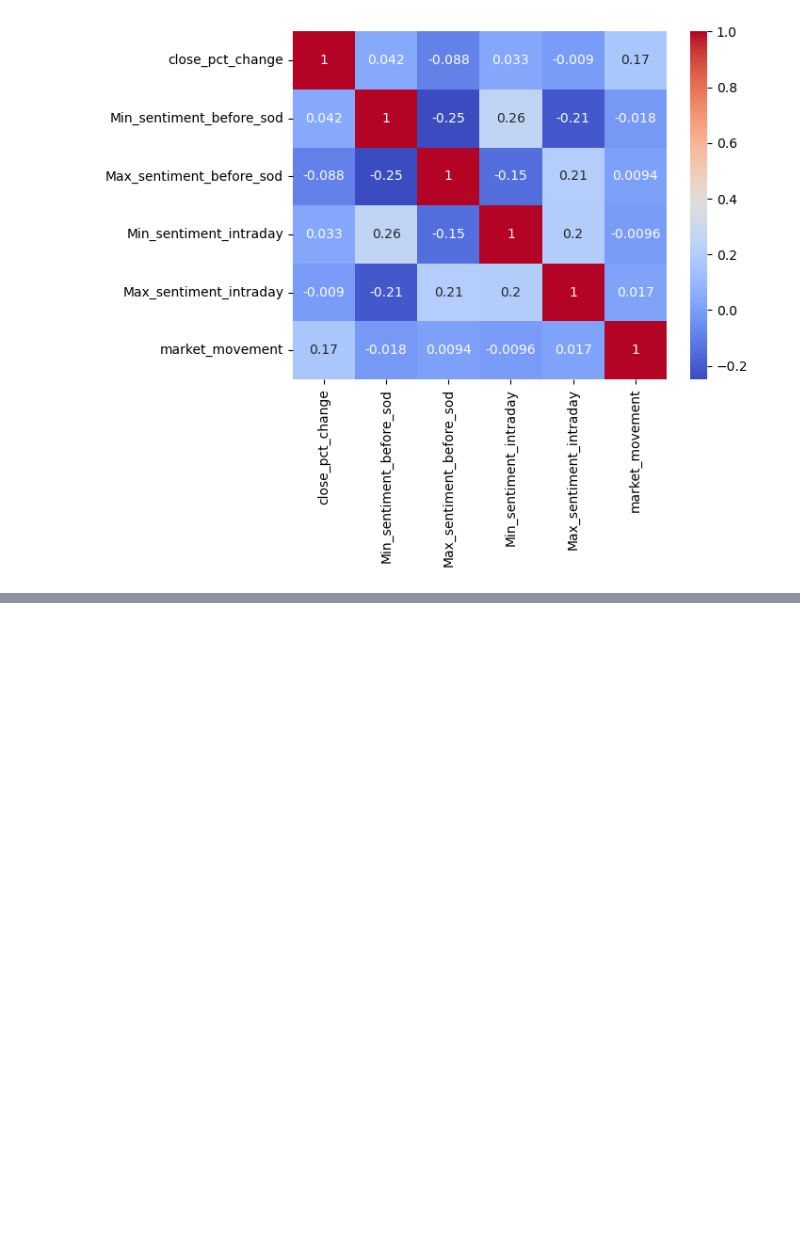
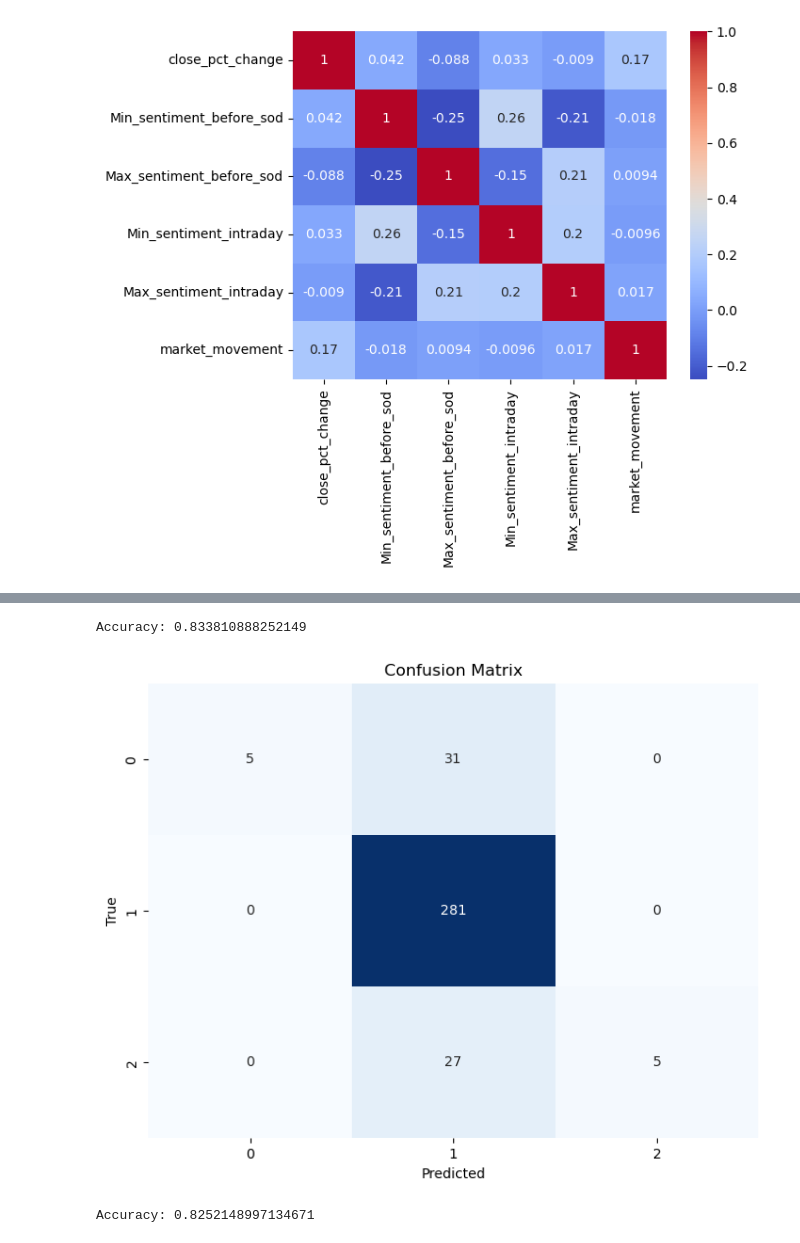
Before and after one commit to rushibankar3/Stock-market-sentiment-Analysis, a Jupyter notebook: stock_prediction.ipynb, the cells around one changed output, grey strips where cells are left out. Saved outputs shown, nothing was run; the diff lists cells and outputs as text; code cells hidden in the pictures; blank space fills up the shorter version.

```diff
--- a/stock_prediction.ipynb
+++ b/stock_prediction.ipynb
@@ -383,0 +437,34 @@ final_market_df.reset_index(drop=True, inplace=True)
+# %%
+# Predictions on the test set
+y_pred_log = log_reg.predict(X_test)
+
+# Calculate accuracy
+accuracy = accuracy_score(y_test, y_pred_log)
+print(f"Accuracy: {accuracy}")
+# %% [output]
+Accuracy: 0.833810888252149
+# %%
+# Calculate confusion matrix
+cm_log = confusion_matrix(y_test, y_pred_log)
+
+# Plot confusion matrix
+plt.figure(figsize=(8, 6))
+sns.heatmap(cm_log, annot=True, fmt='d', cmap='Blues', cbar=False)
+plt.xlabel('Predicted')
+plt.ylabel('True')
+plt.title('Confusion Matrix')
+plt.show()
+# %% [output]
+[figure, added]
+# %%
+from sklearn.svm import SVC
+
+svm_model = SVC()
+
+svm_model.fit(X_train, y_train)
+
+y_pred_svm = svm_model.predict(X_test)
+accuracy_svm = accuracy_score(y_test, y_pred_svm)
+print(f"Accuracy: {accuracy_svm}")
+# %% [output]
+Accuracy: 0.8252148997134671
```
Also changed, not shown: parts of 25 cells of this notebook, 2 other files.
